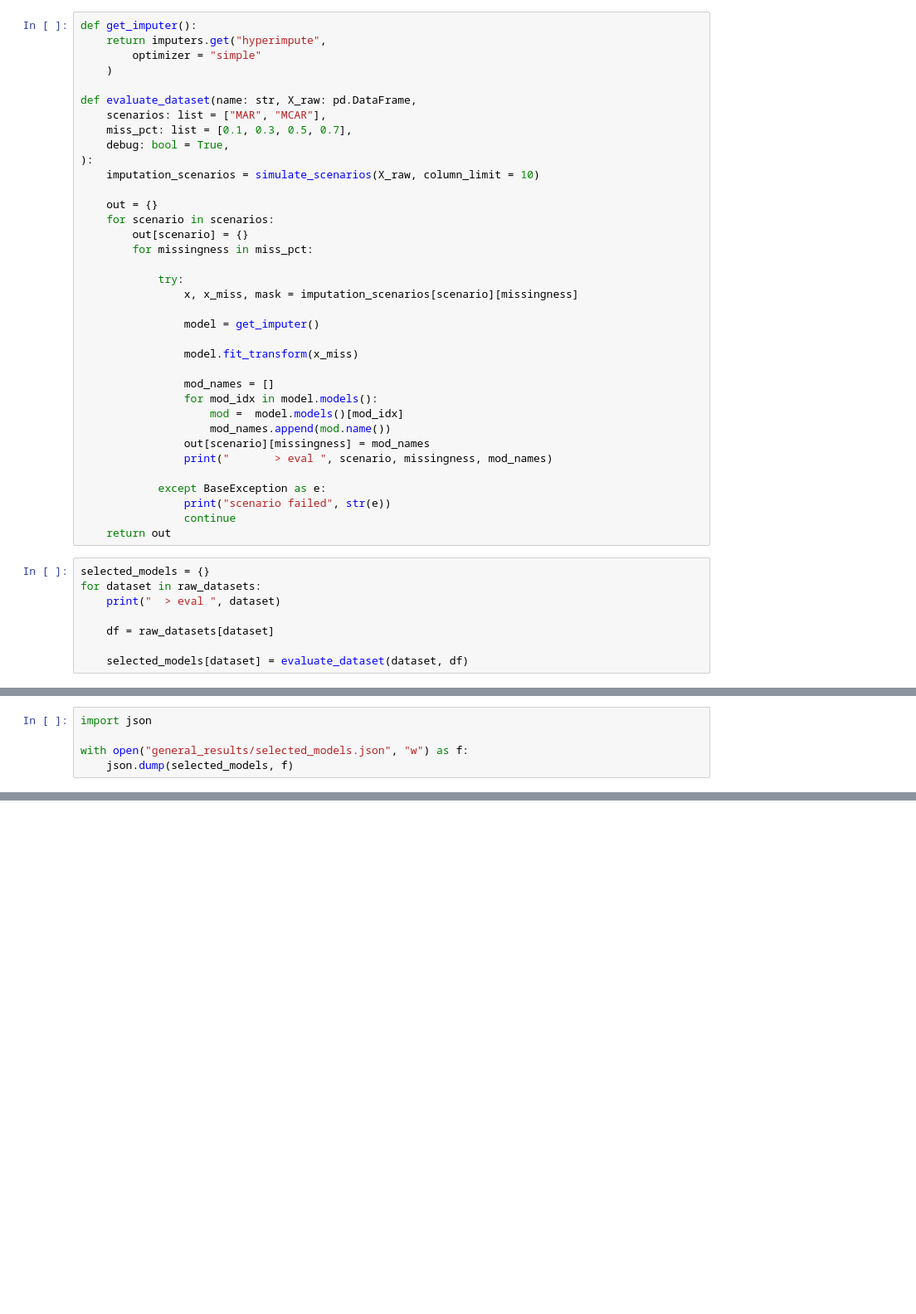
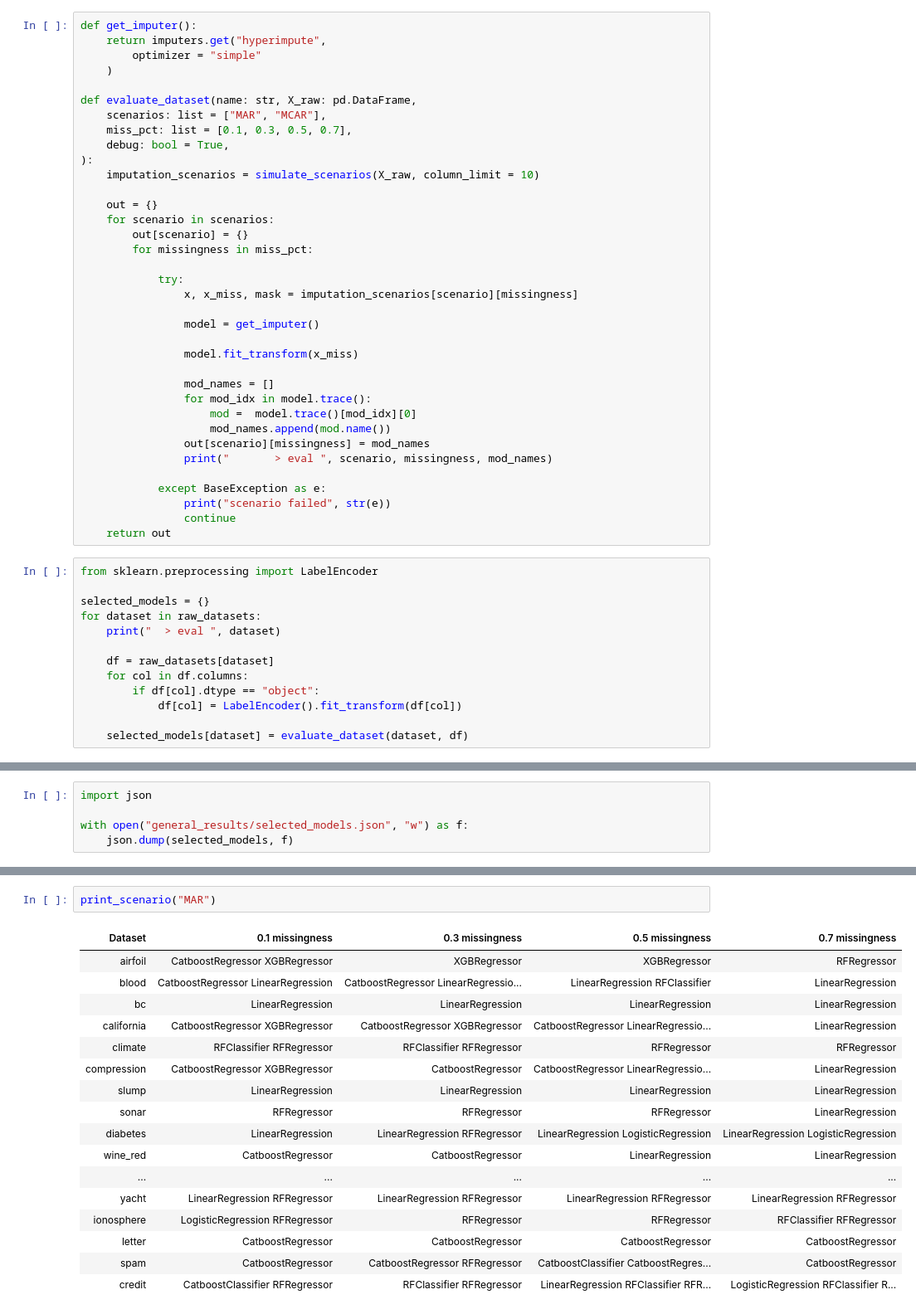
Before and after one commit to vanderschaarlab/hyperimpute, a Jupyter notebook: tutorials/extras_hyperimpute_internal_models.ipynb, the cells around one changed output, grey strips where cells are left out. Shown at 83% size. Cells and saved outputs as stored; diff of their text form; blank space fills up the shorter version.

```diff
--- a/tutorials/extras_hyperimpute_internal_models.ipynb
+++ b/tutorials/extras_hyperimpute_internal_models.ipynb
@@ -100,8 +105,8 @@ def evaluate_dataset(name: str, X_raw: pd.DataFrame,
                 model.fit_transform(x_miss)
 
                 mod_names = []
-                for mod_idx in model.models():
-                    mod =  model.models()[mod_idx]
+                for mod_idx in model.trace():
+                    mod =  model.trace()[mod_idx][0]
                     mod_names.append(mod.name())
                 out[scenario][missingness] = mod_names
                 print("       > eval ", scenario, missingness, mod_names)
@@ -111,10 +116,15 @@ def evaluate_dataset(name: str, X_raw: pd.DataFrame,
                 continue
     return out
 # %%
+from sklearn.preprocessing import LabelEncoder
+
 selected_models = {}
 for dataset in raw_datasets:
     print("  > eval ", dataset)
 
     df = raw_datasets[dataset]
+    for col in df.columns:
+        if df[col].dtype == "object":
+            df[col] = LabelEncoder().fit_transform(df[col])
 
     selected_models[dataset] = evaluate_dataset(dataset, df)
@@ -125,0 +221,20 @@ with open("general_results/selected_models.json", "w") as f:
+# %%
+print_scenario("MAR")
+# %% [output]
+| Dataset | 0.1 missingness | 0.3 missingness | 0.5 missingness | 0.7 missingness |
+| airfoil | CatboostRegressor XGBRegressor | XGBRegressor | XGBRegressor | RFRegressor |
+| blood | CatboostRegressor LinearRegression | CatboostRegressor LinearRegressio... | LinearRegression RFClassifier | LinearRegression |
+| bc | LinearRegression | LinearRegression | LinearRegression | LinearRegression |
+| california | CatboostRegressor XGBRegressor | CatboostRegressor XGBRegressor | CatboostRegressor LinearRegressio... | LinearRegression |
+| climate | RFClassifier RFRegressor | RFClassifier RFRegressor | RFRegressor | RFRegressor |
+| compression | CatboostRegressor XGBRegressor | CatboostRegressor | CatboostRegressor LinearRegressio... | LinearRegression |
+| slump | LinearRegression | LinearRegression | LinearRegression | LinearRegression |
+| sonar | RFRegressor | RFRegressor | RFRegressor | LinearRegression |
+| diabetes | LinearRegression | LinearRegression RFRegressor | LinearRegression LogisticRegression | LinearRegression LogisticRegression |
+| wine_red | CatboostRegressor | CatboostRegressor | LinearRegression | LinearRegression |
+| ... | ... | ... | ... | ... |
+| yacht | LinearRegression RFRegressor | LinearRegression RFRegressor | LinearRegression RFRegressor | LinearRegression RFRegressor |
+| ionosphere | LogisticRegression RFRegressor | RFRegressor | RFRegressor | RFClassifier RFRegressor |
+| letter | CatboostRegressor | CatboostRegressor | CatboostRegressor | CatboostRegressor |
+| spam | CatboostRegressor | CatboostRegressor RFRegressor | CatboostClassifier CatboostRegres... | CatboostRegressor |
+| credit | CatboostClassifier RFRegressor | RFClassifier RFRegressor | LinearRegression RFClassifier RFR... | LogisticRegression RFClassifier R... |
```
Also changed, not shown: parts of 8 cells of this notebook, 2 other files.
